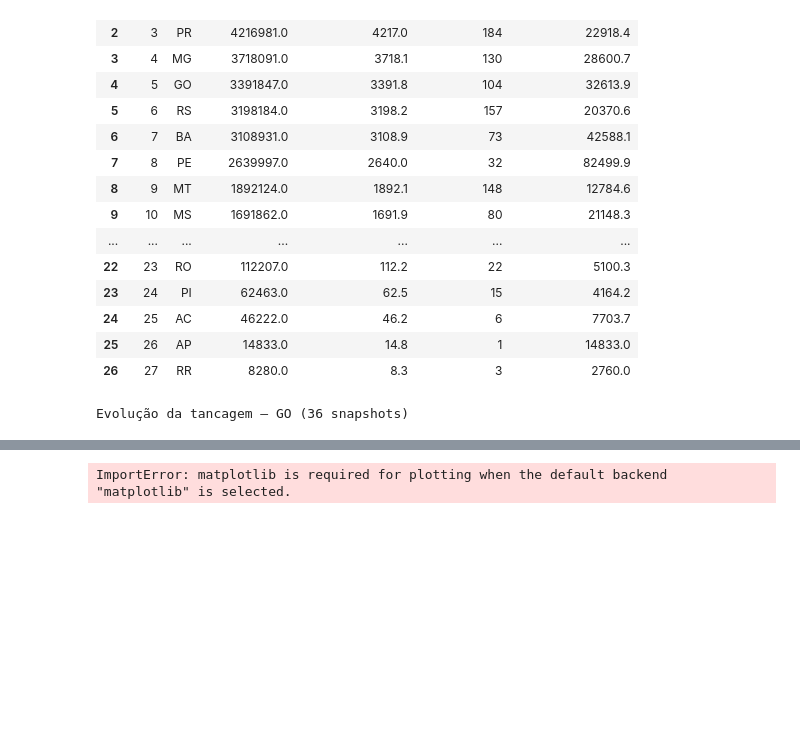
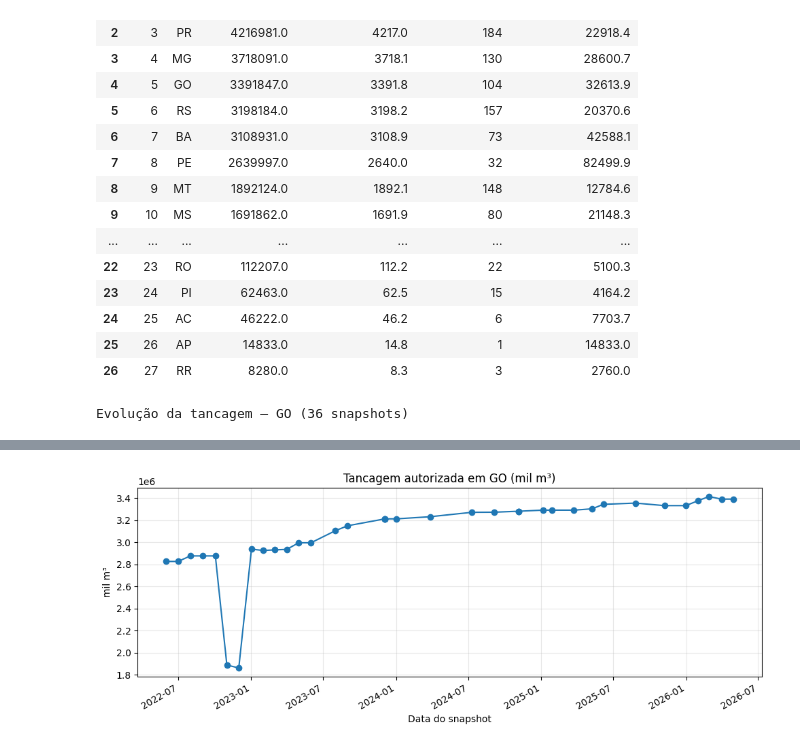
Before and after one commit to GabrielTrentino/anp-fuel-analytics, a Jupyter notebook: estudos/tancagem-abastecimento/notebooks/02_estrutura_trusted.ipynb, the cells around one changed output, grey strips where cells are left out. Cells and saved outputs as stored; diff of their text form; code cells hidden in the pictures; blank space fills up the shorter version.

```diff
--- a/estudos/tancagem-abastecimento/notebooks/02_estrutura_trusted.ipynb
+++ b/estudos/tancagem-abastecimento/notebooks/02_estrutura_trusted.ipynb
@@ -223,7 +223,11 @@ Agregação por UF no **último snapshot** (`Data` máxima):
 
 Para a **evolução temporal**, cada `_source_file` é um snapshot distinto (evita dupla contagem quando vários arquivos compartilham a mesma `Data`).
 # %%
-valid = df.dropna(subset=["Uf", "Cnpj", "TancagemM3"]).copy()
+import matplotlib.pyplot as plt
+
+%matplotlib inline
+
+valid = df.dropna(subset=["Uf", "Cnpj", "TancagemM3", "GrupoDeProdutos"]).copy()
 
 latest_date = valid["Data"].max()
 snap_latest = valid[valid["Data"] == latest_date]
@@ -281,10 +285,6 @@ Length: 1, dtype: str
 | 25 | 26 | AP | 14833.0 | 14.8 | 1 | 14833.0 |
 | 26 | 27 | RR | 8280.0 | 8.3 | 3 | 2760.0 |
 # %%
-import matplotlib.pyplot as plt
-
-%matplotlib inline
-
 UF_EVOLUCAO = "GO"
 
 go_ev = (
@@ -301,7 +301,7 @@ go_ev["tancagem_mil_m3"] = (go_ev["tancagem_m3"] / 1_000).round(1)
 go_ev["var_pct_snapshot_anterior"] = go_ev["tancagem_m3"].pct_change() * 100
 
 print(f"Evolução da tancagem — {UF_EVOLUCAO} ({len(go_ev)} snapshots)")
-display(go_ev)
+#display(go_ev)
 
 ax = go_ev.plot(x="data", y="tancagem_m3", kind="line", marker="o", figsize=(10, 4), legend=False)
 ax.set_title(f"Tancagem autorizada em {UF_EVOLUCAO} (mil m³)")
@@ -332 +315 @@ Evolução da tancagem — GO (36 snapshots)
-ImportError: matplotlib is required for plotting when the default backend "matplotlib" is selected.
+[figure, added]
```
Also changed, not shown: parts of 5 cells of this notebook.
